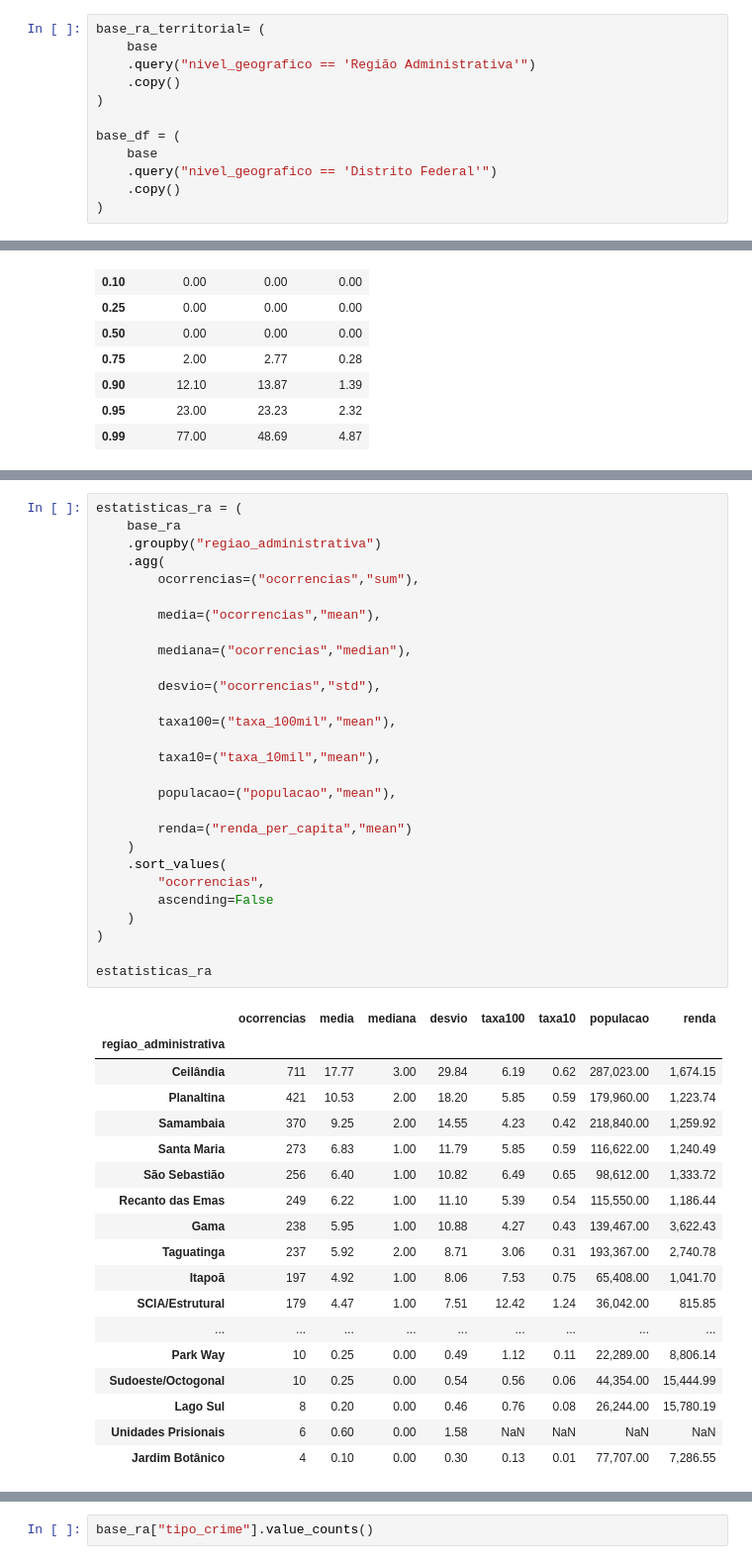
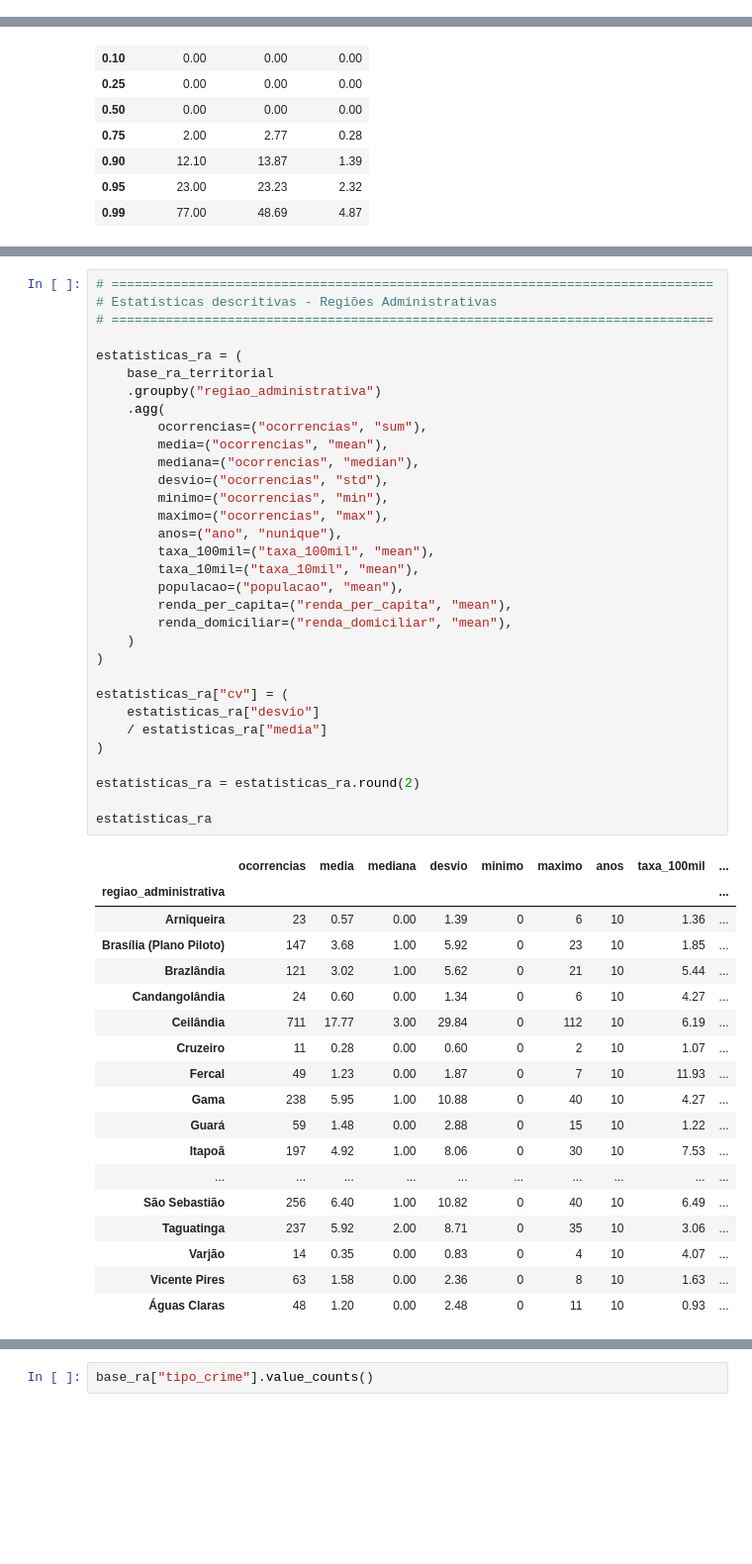
Before and after one commit to gabri-eu/Crimes_Violentos_DF, a Jupyter notebook: notebooks/03_analise_descritiva.ipynb, the cells around one changed output, grey strips where cells are left out. Shown at 99% size. Saved outputs shown, nothing was run; the diff lists cells and outputs as text; blank space fills up the shorter version.

```diff
--- a/notebooks/03_analise_descritiva.ipynb
+++ b/notebooks/03_analise_descritiva.ipynb
@@ -221,15 +229,3 @@ Distrito Federal: 1
-# %%
-base_ra_territorial= (
-    base
-    .query("nivel_geografico == 'Região Administrativa'")
-    .copy()
-)
-
-base_df = (
-    base
-    .query("nivel_geografico == 'Distrito Federal'")
-    .copy()
-)
 # %%
 base[
     [
@@ -330,49 +326,53 @@ estatisticas_crime
 | feminicidios | 452 | 1.33 | 0.00 | 4.02 | 0 | ... |
 | lesao_seguida_morte | 122 | 0.36 | 0.00 | 1.23 | 0 | ... |
 # %%
+# ==============================================================================
+# Estatísticas descritivas - Regiões Administrativas
+# ==============================================================================
+
 estatisticas_ra = (
-    base_ra
+    base_ra_territorial
     .groupby("regiao_administrativa")
     .agg(
-        ocorrencias=("ocorrencias","sum"),
-
-        media=("ocorrencias","mean"),
-
-        mediana=("ocorrencias","median"),
-
-        desvio=("ocorrencias","std"),
-
-        taxa100=("taxa_100mil","mean"),
-
-        taxa10=("taxa_10mil","mean"),
-
-        populacao=("populacao","mean"),
-
-        renda=("renda_per_capita","mean")
-    )
-    .sort_values(
-        "ocorrencias",
-        ascending=False
+        ocorrencias=("ocorrencias", "sum"),
+        media=("ocorrencias", "mean"),
+        mediana=("ocorrencias", "median"),
+        desvio=("ocorrencias", "std"),
+        minimo=("ocorrencias", "min"),
+        maximo=("ocorrencias", "max"),
+        anos=("ano", "nunique"),
+        taxa_100mil=("taxa_100mil", "mean"),
+        taxa_10mil=("taxa_10mil", "mean"),
+        populacao=("populacao", "mean"),
+        renda_per_capita=("renda_per_capita", "mean"),
+        renda_domiciliar=("renda_domiciliar", "mean"),
     )
 )
 
+estatisticas_ra["cv"] = (
+    estatisticas_ra["desvio"]
+    / estatisticas_ra["media"]
+)
+
+estatisticas_ra = estatisticas_ra.round(2)
+
 estatisticas_ra
 # %% [output]
-|  | ocorrencias | media | mediana | desvio | taxa100 | taxa10 | populacao | renda |
-| regiao_administrativa |  |  |  |  |  |  |  |  |
-| Ceilândia | 711 | 17.77 | 3.00 | 29.84 | 6.19 | 0.62 | 287,023.00 | 1,674.15 |
-| Planaltina | 421 | 10.53 | 2.00 | 18.20 | 5.85 | 0.59 | 179,960.00 | 1,223.74 |
-| Samambaia | 370 | 9.25 | 2.00 | 14.55 | 4.23 | 0.42 | 218,840.00 | 1,259.92 |
-| Santa Maria | 273 | 6.83 | 1.00 | 11.79 | 5.85 | 0.59 | 116,622.00 | 1,240.49 |
-| São Sebastião | 256 | 6.40 | 1.00 | 10.82 | 6.49 | 0.65 | 98,612.00 | 1,333.72 |
-| Recanto das Emas | 249 | 6.22 | 1.00 | 11.10 | 5.39 | 0.54 | 115,550.00 | 1,186.44 |
-| Gama | 238 | 5.95 | 1.00 | 10.88 | 4.27 | 0.43 | 139,467.00 | 3,622.43 |
-| Taguatinga | 237 | 5.92 | 2.00 | 8.71 | 3.06 | 0.31 | 193,367.00 | 2,740.78 |
-| Itapoã | 197 | 4.92 | 1.00 | 8.06 | 7.53 | 0.75 | 65,408.00 | 1,041.70 |
-| SCIA/Estrutural | 179 | 4.47 | 1.00 | 7.51 | 12.42 | 1.24 | 36,042.00 | 815.85 |
-| ... | ... | ... | ... | ... | ... | ... | ... | ... |
-| Park Way | 10 | 0.25 | 0.00 | 0.49 | 1.12 | 0.11 | 22,289.00 | 8,806.14 |
-| Sudoeste/Octogonal | 10 | 0.25 | 0.00 | 0.54 | 0.56 | 0.06 | 44,354.00 | 15,444.99 |
-| Lago Sul | 8 | 0.20 | 0.00 | 0.46 | 0.76 | 0.08 | 26,244.00 | 15,780.19 |
-| Unidades Prisionais | 6 | 0.60 | 0.00 | 1.58 | NaN | NaN | NaN | NaN |
-| Jardim Botânico | 4 | 0.10 | 0.00 | 0.30 | 0.13 | 0.01 | 77,707.00 | 7,286.55 |
+|  | ocorrencias | media | mediana | desvio | minimo | maximo | anos | taxa_100mil | ... |
+| regiao_administrativa |  |  |  |  |  |  |  |  | ... |
+| Arniqueira | 23 | 0.57 | 0.00 | 1.39 | 0 | 6 | 10 | 1.36 | ... |
+| Brasília (Plano Piloto) | 147 | 3.68 | 1.00 | 5.92 | 0 | 23 | 10 | 1.85 | ... |
+| Brazlândia | 121 | 3.02 | 1.00 | 5.62 | 0 | 21 | 10 | 5.44 | ... |
+| Candangolândia | 24 | 0.60 | 0.00 | 1.34 | 0 | 6 | 10 | 4.27 | ... |
+| Ceilândia | 711 | 17.77 | 3.00 | 29.84 | 0 | 112 | 10 | 6.19 | ... |
+| Cruzeiro | 11 | 0.28 | 0.00 | 0.60 | 0 | 2 | 10 | 1.07 | ... |
+| Fercal | 49 | 1.23 | 0.00 | 1.87 | 0 | 7 | 10 | 11.93 | ... |
+| Gama | 238 | 5.95 | 1.00 | 10.88 | 0 | 40 | 10 | 4.27 | ... |
+| Guará | 59 | 1.48 | 0.00 | 2.88 | 0 | 15 | 10 | 1.22 | ... |
+| Itapoã | 197 | 4.92 | 1.00 | 8.06 | 0 | 30 | 10 | 7.53 | ... |
+| ... | ... | ... | ... | ... | ... | ... | ... | ... | ... |
+| São Sebastião | 256 | 6.40 | 1.00 | 10.82 | 0 | 40 | 10 | 6.49 | ... |
+| Taguatinga | 237 | 5.92 | 2.00 | 8.71 | 0 | 35 | 10 | 3.06 | ... |
+| Varjão | 14 | 0.35 | 0.00 | 0.83 | 0 | 4 | 10 | 4.07 | ... |
+| Vicente Pires | 63 | 1.58 | 0.00 | 2.36 | 0 | 8 | 10 | 1.63 | ... |
+| Águas Claras | 48 | 1.20 | 0.00 | 2.48 | 0 | 11 | 10 | 0.93 | ... |
```
Also changed, not shown: parts of 17 cells of this notebook, 7 other files.
